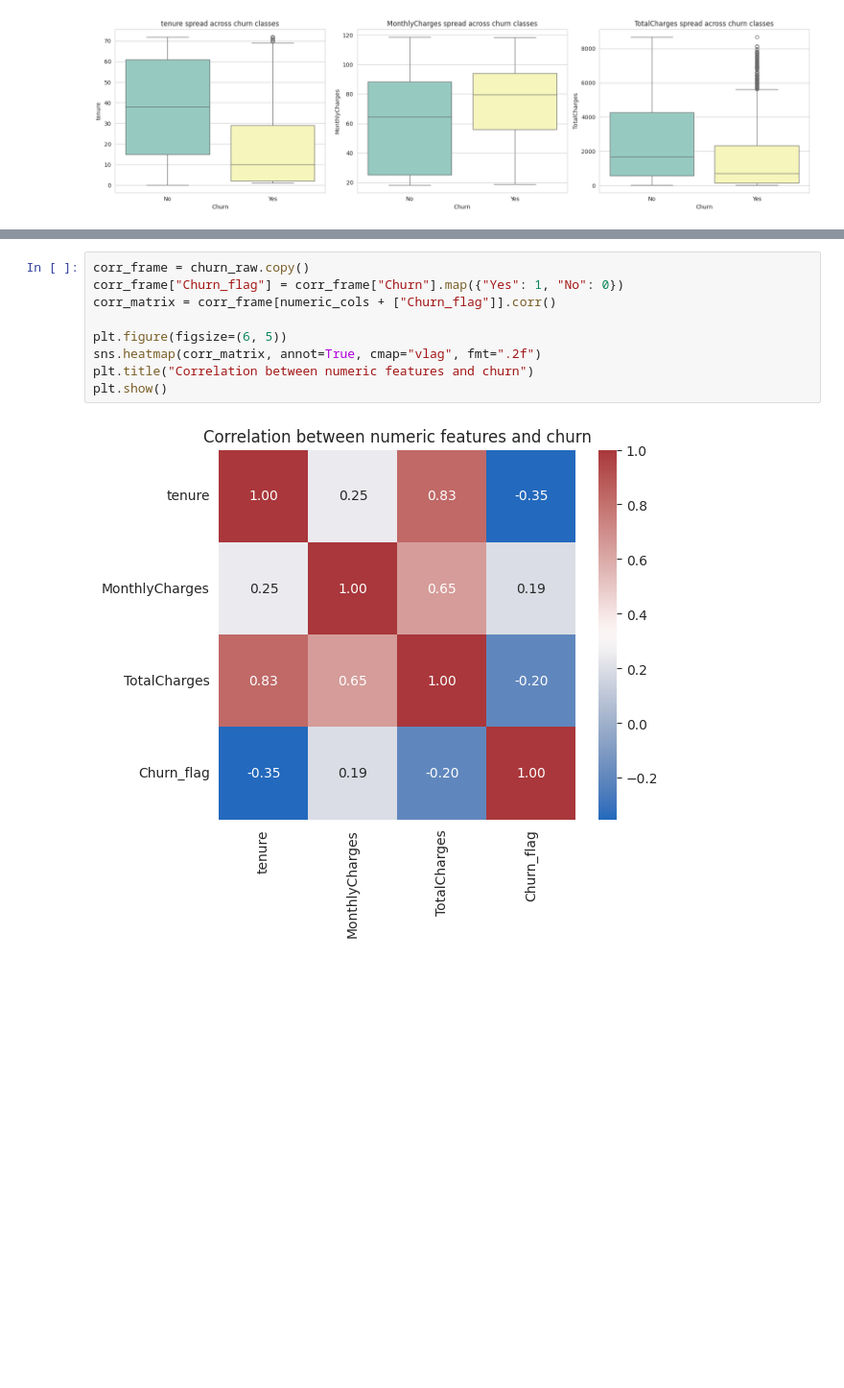
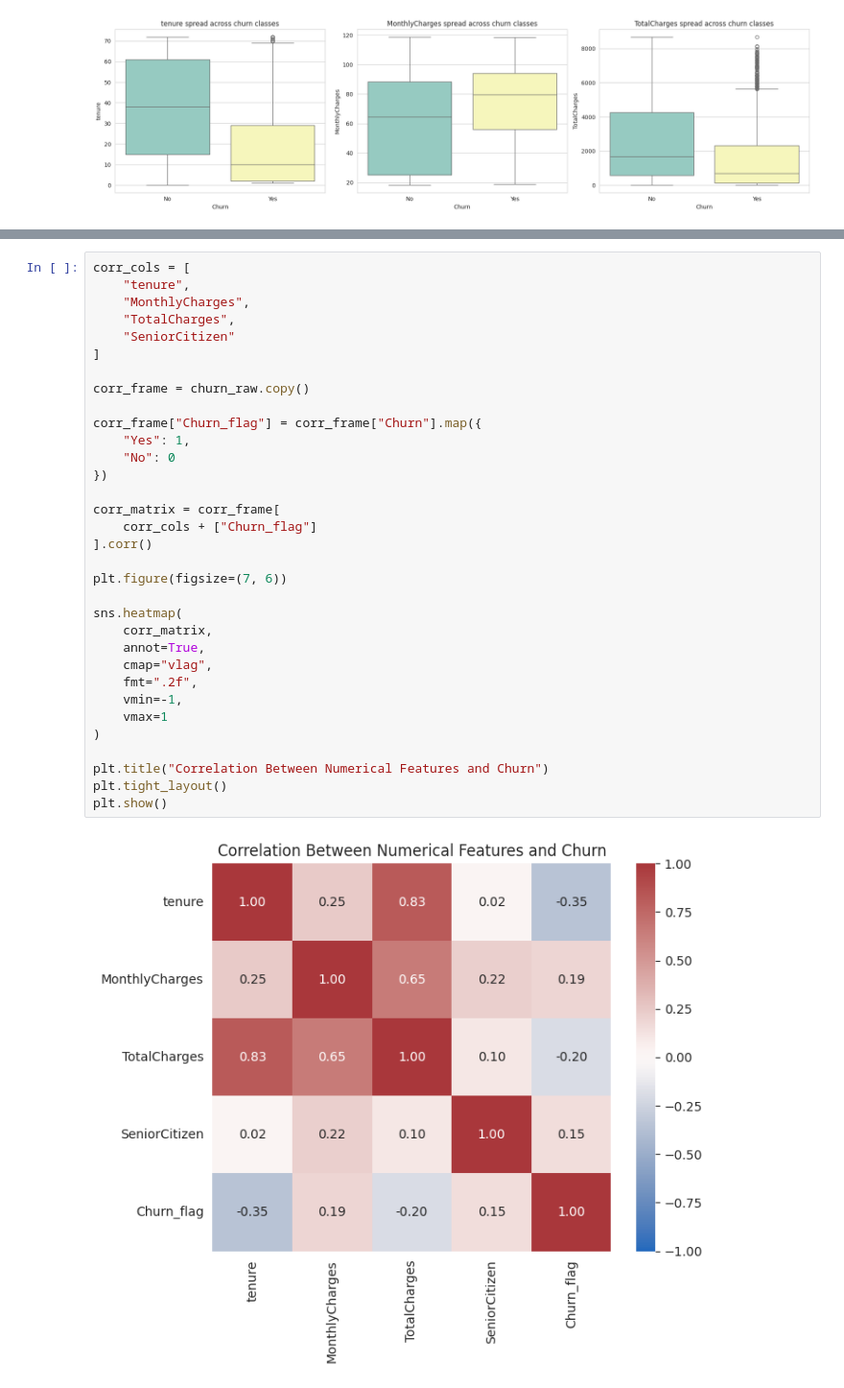
Before and after one commit to methasha20250805/Customer-Churn---Machine-Learning, a Jupyter notebook: ML_CW.ipynb, the cells around one changed output, grey strips where cells are left out. Shown at 96% size. Saved outputs shown, nothing was run; the diff lists cells and outputs as text; blank space fills up the shorter version.

```diff
--- a/ML_CW.ipynb
+++ b/ML_CW.ipynb
@@ -125,11 +192,35 @@ plt.show()
 # %%
+corr_cols = [
+    "tenure",
+    "MonthlyCharges",
+    "TotalCharges",
+    "SeniorCitizen"
+]
+
 corr_frame = churn_raw.copy()
-corr_frame["Churn_flag"] = corr_frame["Churn"].map({"Yes": 1, "No": 0})
-corr_matrix = corr_frame[numeric_cols + ["Churn_flag"]].corr()
 
-plt.figure(figsize=(6, 5))
-sns.heatmap(corr_matrix, annot=True, cmap="vlag", fmt=".2f")
-plt.title("Correlation between numeric features and churn")
+corr_frame["Churn_flag"] = corr_frame["Churn"].map({
+    "Yes": 1,
+    "No": 0
+})
+
+corr_matrix = corr_frame[
+    corr_cols + ["Churn_flag"]
+].corr()
+
+plt.figure(figsize=(7, 6))
+
+sns.heatmap(
+    corr_matrix,
+    annot=True,
+    cmap="vlag",
+    fmt=".2f",
+    vmin=-1,
+    vmax=1
+)
+
+plt.title("Correlation Between Numerical Features and Churn")
+plt.tight_layout()
 plt.show()
 # %% [output]
-[figure, old version]
+[figure, new version]
```
Also changed, not shown: parts of 7 cells of this notebook.
